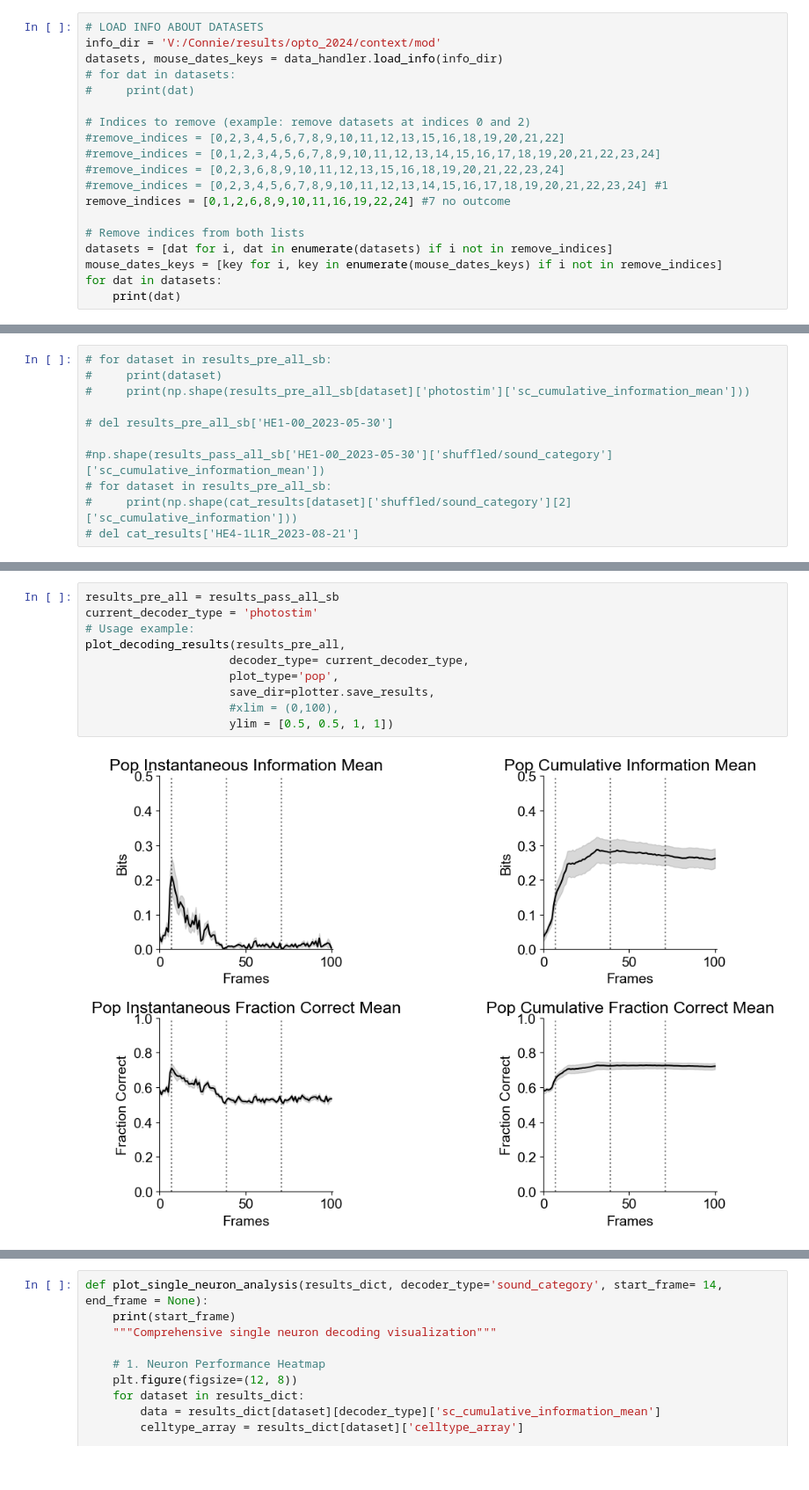
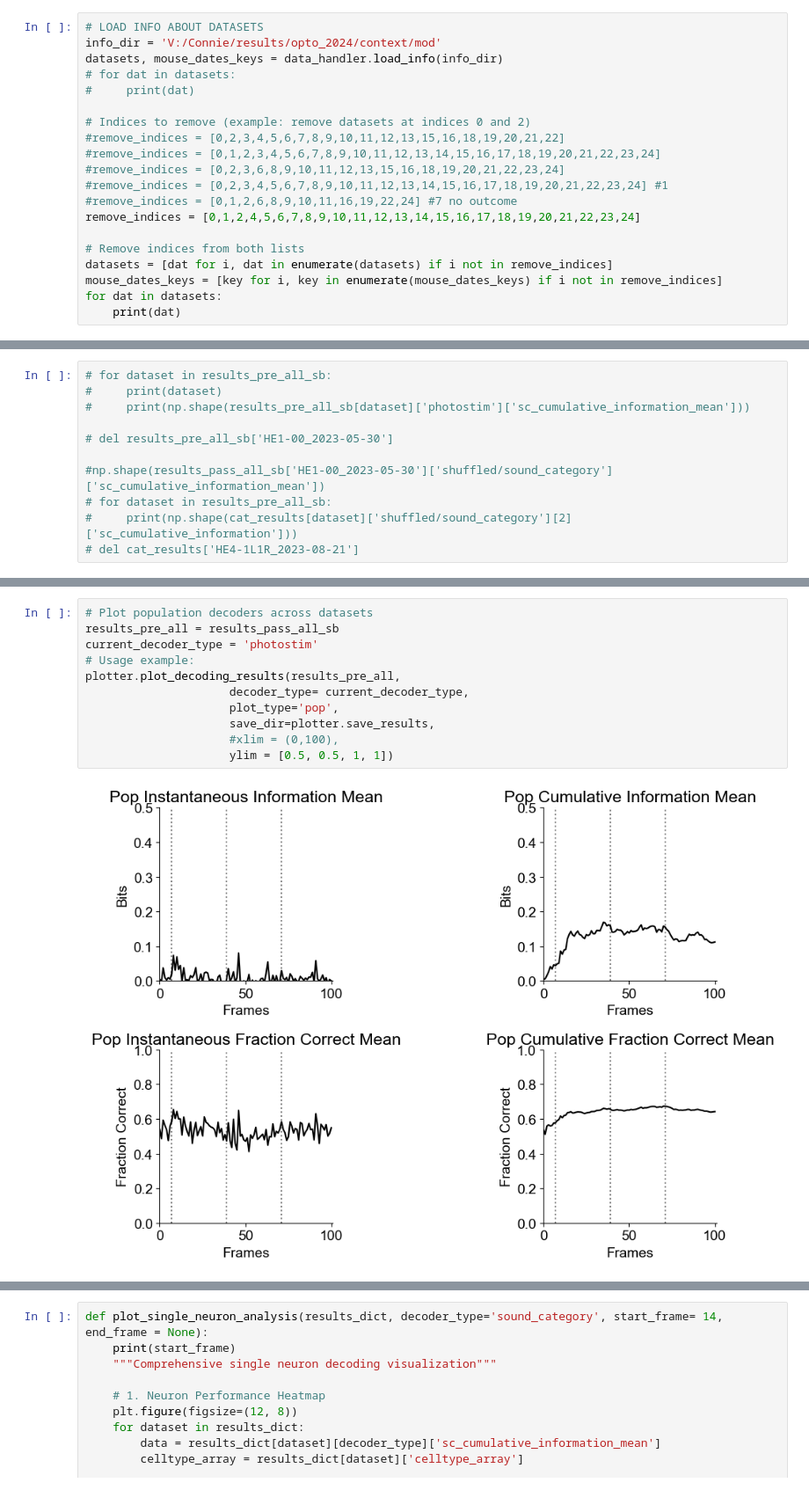
Before and after one commit to constanzabassi/GLM-analysis, a Jupyter notebook: run_glm_decoding_analysis.ipynb, the cells around one changed output, grey strips where cells are left out. Shown at 88% size. Drawn from its saved outputs; the diff is of its cells as text.

```diff
--- a/run_glm_decoding_analysis.ipynb
+++ b/run_glm_decoding_analysis.ipynb
@@ -24,7 +25,8 @@ datasets, mouse_dates_keys = data_handler.load_info(info_dir)
 #remove_indices = [0,1,2,3,4,5,6,7,8,9,10,11,12,13,14,15,16,17,18,19,20,21,22,23,24]
 #remove_indices = [0,2,3,6,8,9,10,11,12,13,15,16,18,19,20,21,22,23,24]
 #remove_indices = [0,2,3,4,5,6,7,8,9,10,11,12,13,14,15,16,17,18,19,20,21,22,23,24] #1
-remove_indices = [0,1,2,6,8,9,10,11,16,19,22,24] #7 no outcome
+#remove_indices = [0,1,2,6,8,9,10,11,16,19,22,24] #7 no outcome
+remove_indices = [0,1,2,4,5,6,7,8,9,10,11,12,13,14,15,16,17,18,19,20,21,22,23,24]
 
 # Remove indices from both lists
 datasets = [dat for i, dat in enumerate(datasets) if i not in remove_indices]
@@ -226,12 +99,13 @@ def plot_decoding_results(mean_results_all, decoder_type='choice', plot_type='po
 # %%
+# Plot population decoders across datasets
 results_pre_all = results_pass_all_sb
 current_decoder_type = 'photostim'
 # Usage example:
-plot_decoding_results(results_pre_all,
+plotter.plot_decoding_results(results_pre_all,
                      decoder_type= current_decoder_type,
                      plot_type='pop',
                      save_dir=plotter.save_results,
                      #xlim = (0,100),
                      ylim = [0.5, 0.5, 1, 1])
 # %% [output]
-[figure, old version]
+[figure, new version]
```
Also changed, not shown: parts of 21 cells of this notebook.
